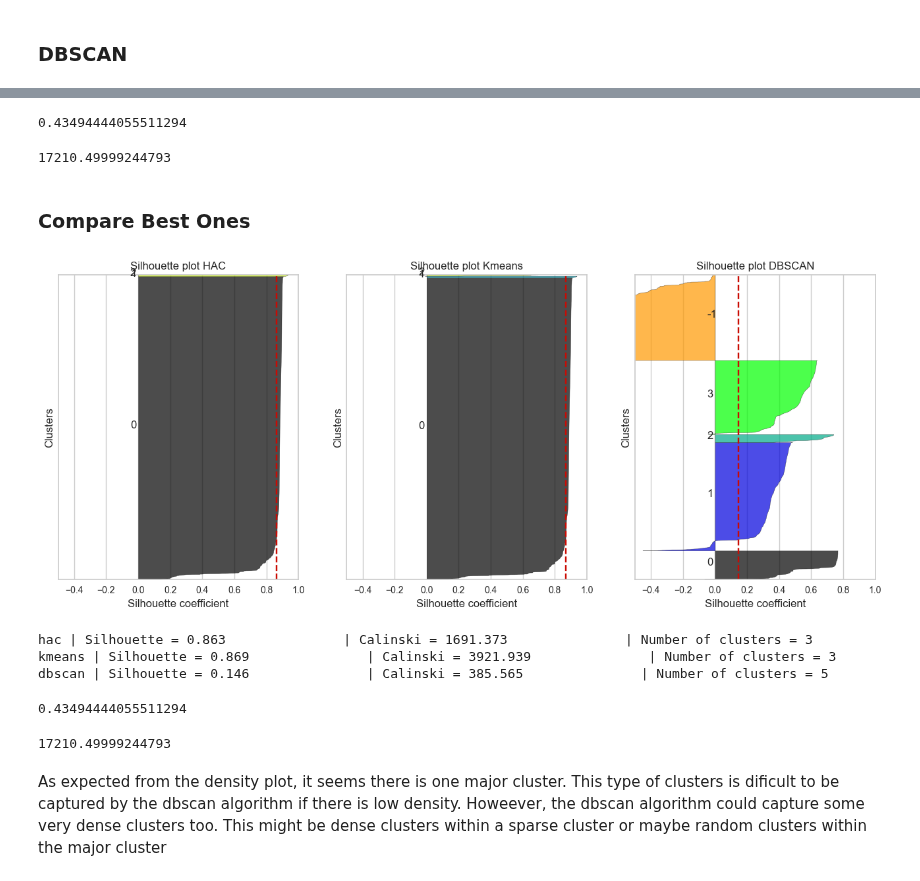
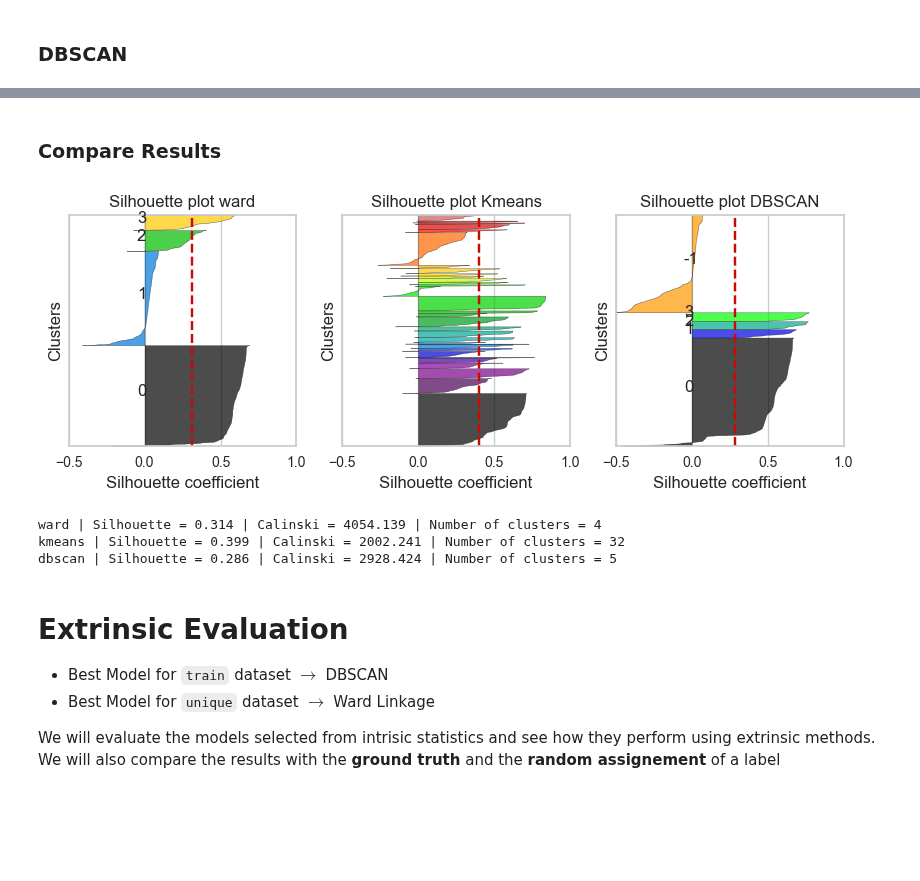
Before and after one commit to joelpoliveira/DataMiningCourse, a Jupyter notebook: Projeto/HA_3/Untitled.ipynb, the cells around one changed output, grey strips where cells are left out. Saved outputs shown, nothing was run; the diff lists cells and outputs as text; code cells hidden in the pictures; blank space fills up the shorter version.

```diff
--- a/Projeto/HA_3/Untitled.ipynb
+++ b/Projeto/HA_3/Untitled.ipynb
@@ -356,2 +182,4 @@ plot_scores(clusters, cal, xlabel="Number of Clusters", ylabel="Calinski-Harabaz
+# %%
+ward_labels = cut_tree(tree_results, height=40).ravel()
 # %% [markdown]
 ### Kmeans
@@ -368,3 +192,5 @@ plot_scores(ks, cal, xlabel="Number of Clusters", ylabel="Calinski-Harabaz Score
+# %%
+kmeans=KMeans(n_clusters=32, n_init="auto", random_state=13).fit(df_sparse)
 # %% [markdown]
 ### DBSCAN
 # %%
@@ -390,45 +205,31 @@ plot_scores(eps, cal, xlabel="Number of Clusters", ylabel="Calinski-Harabaz Scor
 # %%
 dbs_labels = cluster_optics_dbscan(
-    reachability=opts_sparse.reachability_,
-    core_distances=opts_sparse.core_distances_,
-    ordering=opts_sparse.ordering_,
-    eps=1.75
+    reachability=opts_sparse.reachability_, core_distances=opts_sparse.core_distances_,
+    ordering=opts_sparse.ordering_, eps=.5
 )
-# %%
-silhouette_score(df_sparse[dbs_labels!=-1], dbs_labels[dbs_labels!=-1])
-# %% [output]
-0.43494444055511294
-# %%
-calinski_harabasz_score(df_sparse[dbs_labels!=-1], dbs_labels[dbs_labels!=-1])
-# %% [output]
-17210.49999244793
 # %% [markdown]
-### Compare Best Ones
+### Compare Results
-# %%
-hac = AgglomerativeClustering(n_clusters=3, metric="euclidean", linkage="complete").fit(df_sparse)
-kmeans = KMeans(n_clusters=3, n_init="auto", random_state=13).fit(df_sparse)
-dbs_labels = cluster_optics_dbscan(reachability=opts_sparse.reachability_, core_distances=opts_sparse.core_distances_, ordering=opts_sparse.ordering_, eps=1.75)
 # %%
-f, ax = plt.subplots(1,3,figsize=(16,6))
-
-drawSillouette(df_sparse, hac.labels_, "HAC", ax=ax[0])
-drawSillouette(df_sparse, kmeans.labels_, "Kmeans", ax=ax[1])
+f, ax = plt.subplots(1,3,figsize=(10,3))
+drawSillouette(df_sparse, ward_labels, "ward", ax=ax[0])
+drawSillouette(df_sparse, kmeans.labels_, "Kmeans", ax=ax[1], show_label=False)
 drawSillouette(df_sparse, dbs_labels, "DBSCAN", ax=ax[2])
 # %% [output]
-[figure, old version]
+[figure, new version]
 # %%
-print_models_statistics(df_sparse, [hac.labels_, kmeans.labels_, dbs_labels], ["hac", "kmeans", "dbscan"])
+print_int_statistics(
+    df_sparse,
+    [ward_labels, kmeans.labels_, dbs_labels],
+    ["ward", "kmeans", "dbscan"])
 # %% [output]
-hac | Silhouette = 0.863               | Calinski = 1691.373               | Number of clusters = 3
-kmeans | Silhouette = 0.869               | Calinski = 3921.939               | Number of clusters = 3
-dbscan | Silhouette = 0.146               | Calinski = 385.565               | Number of clusters = 5
+ward | Silhouette = 0.314 | Calinski = 4054.139 | Number of clusters = 4
+kmeans | Silhouette = 0.399 | Calinski = 2002.241 | Number of clusters = 32
+dbscan | Silhouette = 0.286 | Calinski = 2928.424 | Number of clusters = 5
-# %%
-silhouette_score(df_sparse[dbs_labels!=-1], dbs_labels[dbs_labels!=-1])
-# %% [output]
-0.43494444055511294
-# %%
-calinski_harabasz_score(df_sparse[dbs_labels!=-1], dbs_labels[dbs_labels!=-1])
-# %% [output]
-17210.49999244793
-# %% [markdown]
-As expected from the density plot, it seems there is one major cluster. This type of clusters is dificult to be captured by the dbscan algorithm if there is low density. Howeever, the dbscan algorithm could capture some very dense clusters too. This might be dense clusters within a sparse cluster or maybe random clusters within the major cluster
+# %% [markdown]
+# Extrinsic Evaluation
+
+- Best Model for `train` dataset $\rightarrow$ DBSCAN
+- Best Model for `unique` dataset $\rightarrow$ Ward Linkage
+
+We will evaluate the models selected from intrisic statistics and see how they perform using extrinsic methods. <br>
+We will also compare the results with the **ground truth** and the **random assignement** of a label
```
Also changed, not shown: parts of 88 cells of this notebook.
